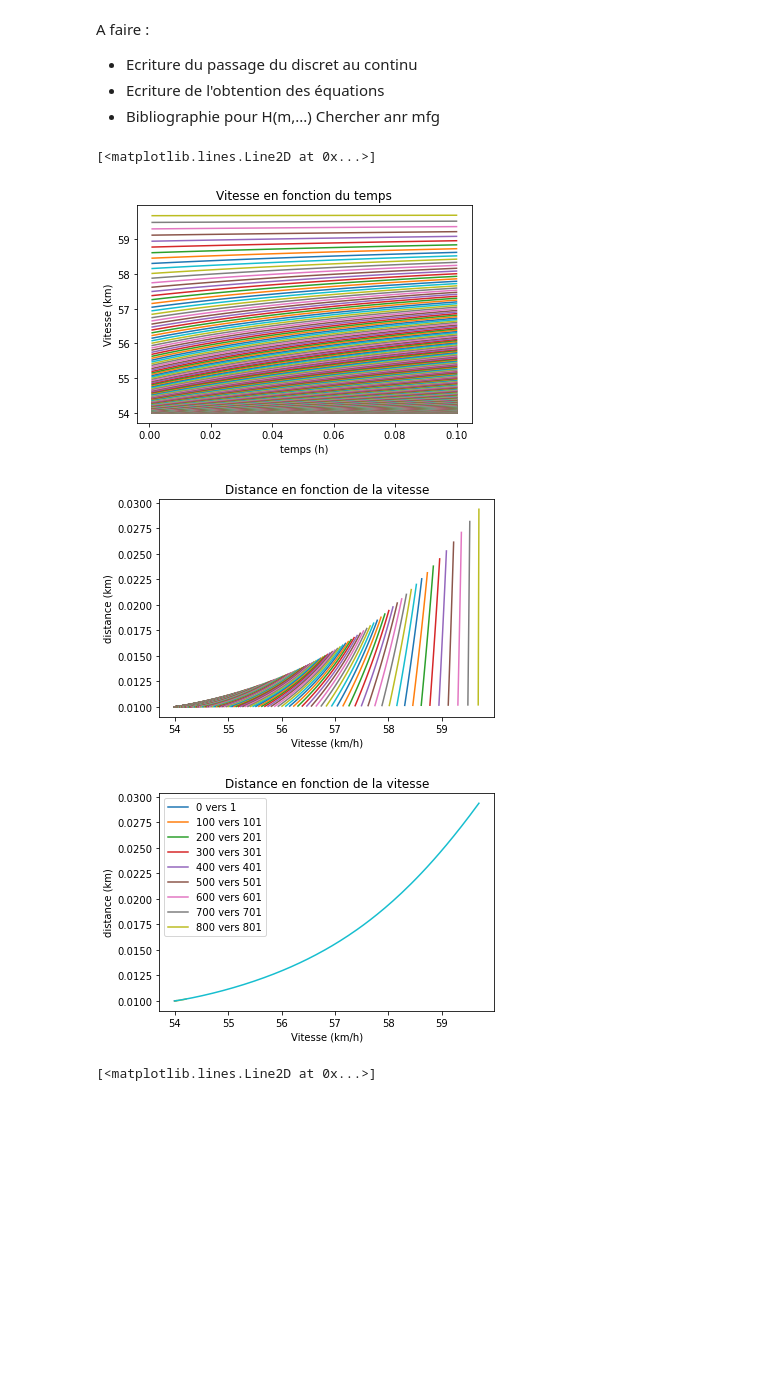
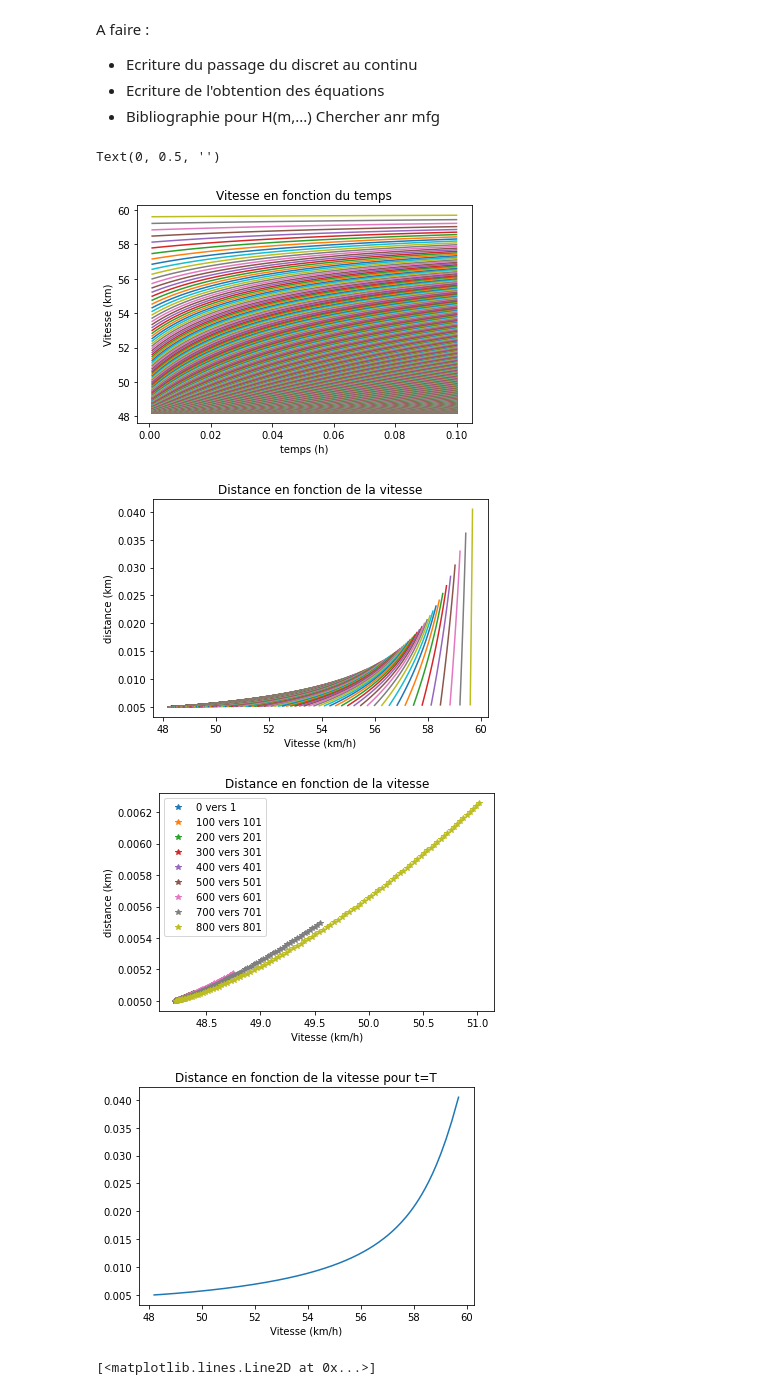
Before and after one commit to s-fl0res/PAr-168, a Jupyter notebook: simu_discrete.ipynb, the cells around one changed output. Saved outputs shown, nothing was run; the diff lists cells and outputs as text; code cells hidden in the pictures; blank space fills up the shorter version.

```diff
--- a/simu_discrete.ipynb
+++ b/simu_discrete.ipynb
@@ -42,15 +42,12 @@ def ModeleDeuxConducteurs(T,N,alpha,lda,x1,x2):
 # Définition des paramètres de la simulation
 T = 1
 N = 1000
-alpha = 0.0167
+alpha = 0.1
 x1 = [0]
 x2 = [0.001]
 
 EX0 = 1/2 *(x1[0] + x2[0])
-VarX0 = 1/2 * ((x
-
-
-                31[0] -EX0)**2 + (x2[0] -EX0)**2)
+VarX0 = 1/2 * ((x1[0] -EX0)**2 + (x2[0] -EX0)**2)
 lda = 0.1 * np.sqrt(VarX0) # paramètre lambda
 
 # Plot
@@ -129,12 +130,12 @@ def ModeleTroisConducteurs(T,N,alpha,lda,x1,x2,x3):
     return x1,x2,x3,v1,v2,t
 # %%
 # Définition des paramètres de la simulation
-T = 3
+T = 1
 N = 1000
-alpha = 0.0167
+alpha = 1/60
 x1 = [0]
-x2 = [0.002]
-x3 = [0.004]
+x2 = [0.005]
+x3 = [0.010]
 
 EX0 = 1/3 *(x1[0] + x2[0] + x3[0])
 VarX0 = 1/3 * ((x1[0] -EX0)**2 + (x2[0] -EX0)**2 + (x3[0] -EX0)**2)
@@ -152,6 +153,7 @@ plt.ylabel("position (km)")
 plt.figure()
 plt.plot(t[1:],v1,label='vitesse conducteur 1')
 plt.plot(t[1:],v2,label='vitesse conducteur 2')
+plt.plot(t[1:],1/alpha * np.ones(len(t[1:])),label='vitesse conducteur 3')
 plt.title("Vitesse des conducteurs 1 et 2")
 plt.xlabel("temps (h)")
 plt.ylabel("vitesse (km/h)")
@@ -163,4 +165,8 @@ plt.legend()
 plt.title("Distance 'bumper-to-bumper' entre les deux conduceurs")
 plt.xlabel("temps (h)")
 plt.ylabel("distance (km)")
+plt.figure()
+plt.plot(t[0:50],x1[0:50],label="Conducteur 1")
+plt.plot(t[0:50],x2[0:50],label="Conducteur 2")
+plt.plot(t[0:50],x3[0:50],label="Conducteur 3")
 # %% [output]
@@ -266,9 +277,9 @@ Nombre de joueurs grand : N=1000
 # Définition des paramètres de la simulation
 T = 0.1
 Nt = 100
-alpha = 0.0167
+alpha = 1/60
 N = 1000
-X0 = [0.01 * i for i in range(N)]
+X0 = [0.005 * i for i in range(N)]
 
 X,V,t = ModeleNConducteurs(T,Nt,X0,alpha)
 # %%
@@ -315,38 +326,39 @@ for i in range(N-1):
     plt.plot(t[1:],V[i],label=str(i) + " vers " + str(i+1))
 plt.title("Vitesse en fonction du temps")
 #plt.legend()
 plt.xlabel("temps (h)")
 plt.ylabel("Vitesse (km)")
 
 plt.figure()
 for i in range(N-1):
     plt.plot(V[i],np.array(X[i+1][1:])-np.array(X[i][1:]),label=str(i) + " vers " + str(i+1))
 plt.title("Distance en fonction de la vitesse")
 #plt.legend()
 plt.xlabel("Vitesse (km/h)")
 plt.ylabel("distance (km)")
 
 plt.figure()
 for i in range((N-1)//100):
-    plt.plot(V[100*i],np.array(X[100*i+1][1:])-np.array(X[100*i][1:]),label=str(100*i) + " vers " + str(100*i+1))
+    plt.plot(V[100*i],np.array(X[100*i+1][1:])-np.array(X[100*i][1:]),"*",label=str(100*i) + " vers " + str(100*i+1))
 plt.title("Distance en fonction de la vitesse")
 plt.legend()
 plt.xlabel("Vitesse (km/h)")
 plt.ylabel("distance (km)")
 
 Vfinal = [V[i][-1] for i in range(len(V))]
 Xfinal = [X[i][-1] for i in range(len(X))]
 
 plt.figure()
 plt.plot(Vfinal,[(Xfinal[i+1]-Xfinal[i]) for i in range(len(X)-1)])
 plt.title("Distance en fonction de la vitesse pour t=T")
 plt.xlabel("Vitesse (km/h)")
 plt.ylabel("")
 # %% [output]
-[<matplotlib.lines.Line2D at 0x...>]
+Text(0, 0.5, '')
-[figure, old version]
+[figure, new version]
-[figure, old version]
+[figure, new version]
-[figure, old version]
+[figure, new version]
+[figure, added]
 # %%
 def CalculDensite(X,pas):
     X = np.array(X)
```
Also changed, not shown: parts of 4 cells of this notebook, 1 other file.
